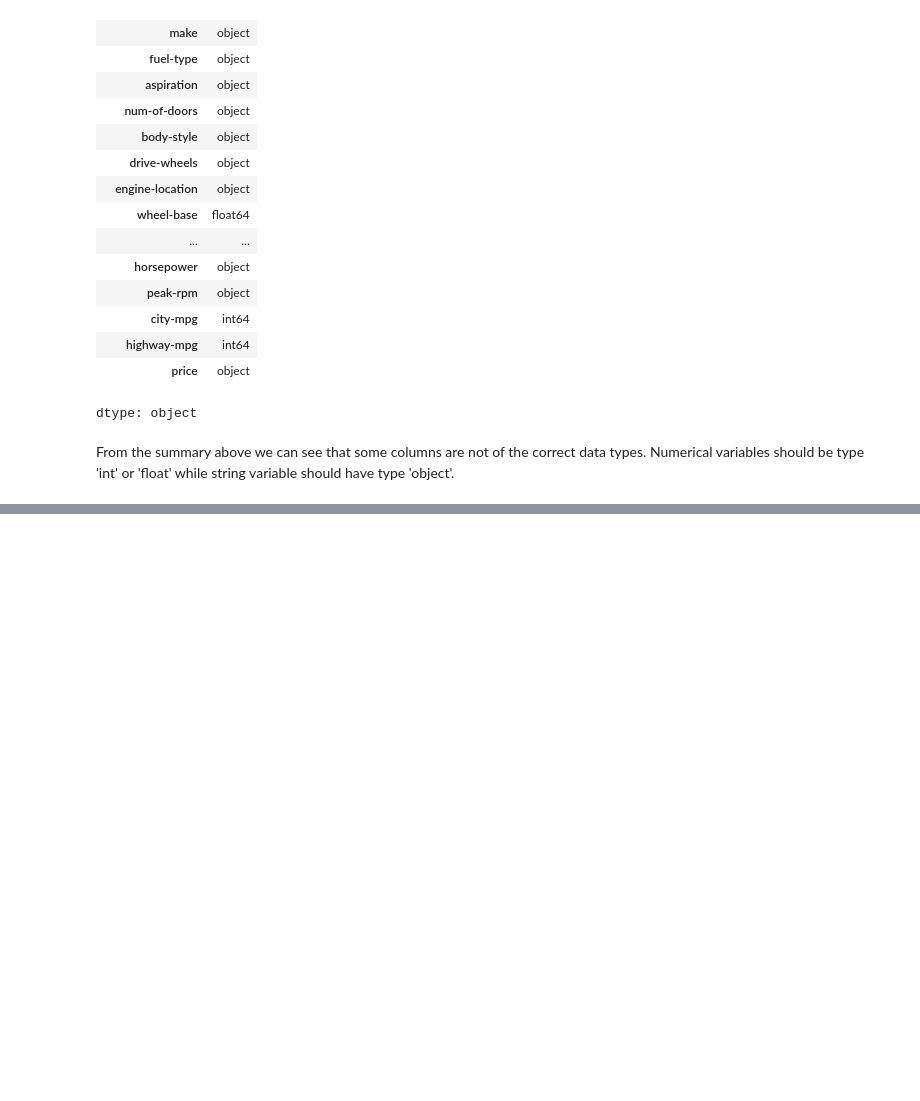
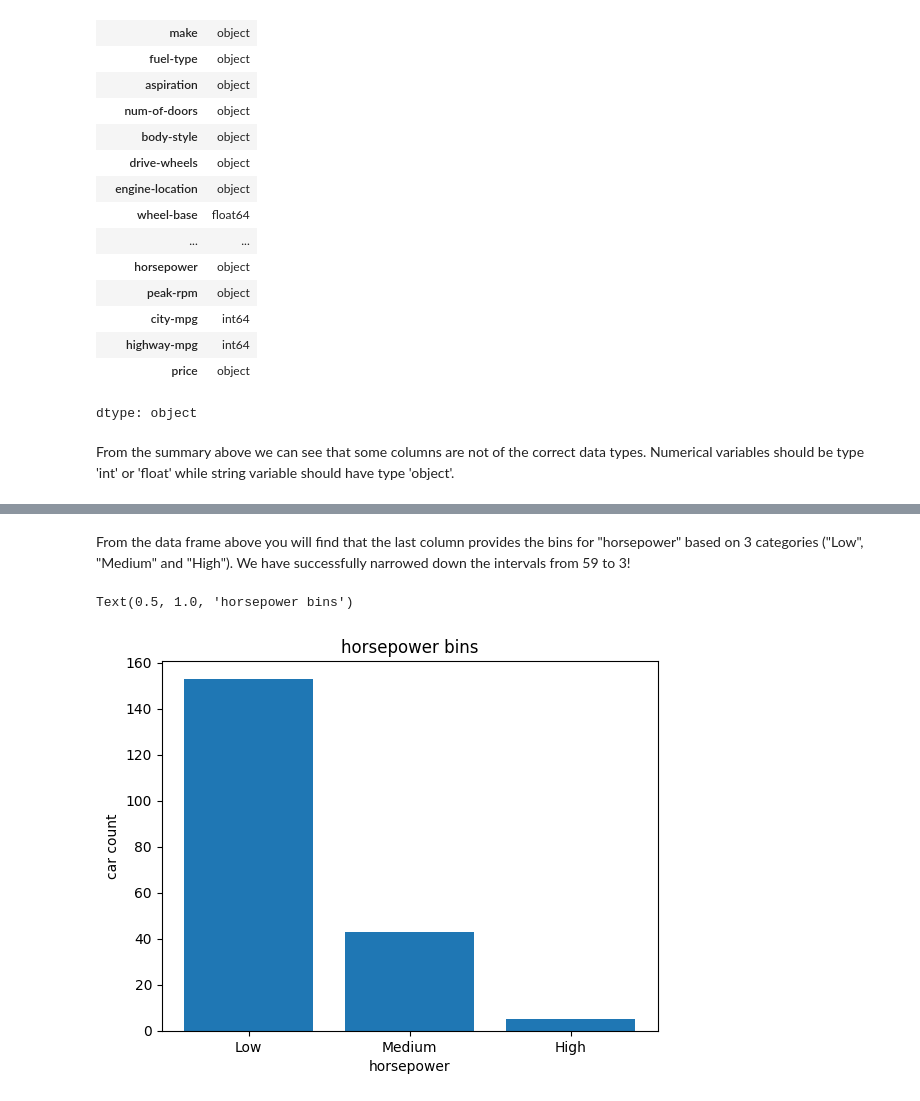
Before and after one commit to Rubieskyama/Data-Science-Ecosystem, a Jupyter notebook: Data Analytics with Python/Used_cars_pricing_analyzer.ipynb, the cells around one changed output, grey strips where cells are left out. Cells and saved outputs as stored; diff of their text form; code cells hidden in the pictures; blank space fills up the shorter version.

```diff
--- a/Data Analytics with Python/Used_cars_pricing_analyzer.ipynb
+++ b/Data Analytics with Python/Used_cars_pricing_analyzer.ipynb
@@ -224,0 +287,7 @@ dtype: object
+# %%
+#set group names
+group_names = ['Low', 'Medium', 'High']
+# %%
+#group the horsepower as either low, medium or high
+df['horsepower-binned'] = pd.cut(df['horsepower'], bins, labels=group_names, include_lowest=True)
+df[['horsepower', 'horsepower-binned']].head(20)
@@ -224,0 +312,13 @@ dtype: object
+# %% [markdown]
+From the data frame above you will find that the last column provides the bins for "horsepower" based on 3 categories ("Low", "Medium" and "High"). We have successfully narrowed down the intervals from 59 to 3!
+# %%
+#plot the distribution of each bin
+plt.pyplot.bar(group_names, df['horsepower-binned'].value_counts())
+
+#set x and y label as well as title
+plt.pyplot.xlabel('horsepower')
+plt.pyplot.ylabel('car count')
+plt.pyplot.title('horsepower bins')
+# %% [output]
+Text(0.5, 1.0, 'horsepower bins')
+[figure, added]
```
Also changed, not shown: parts of 23 cells of this notebook.
